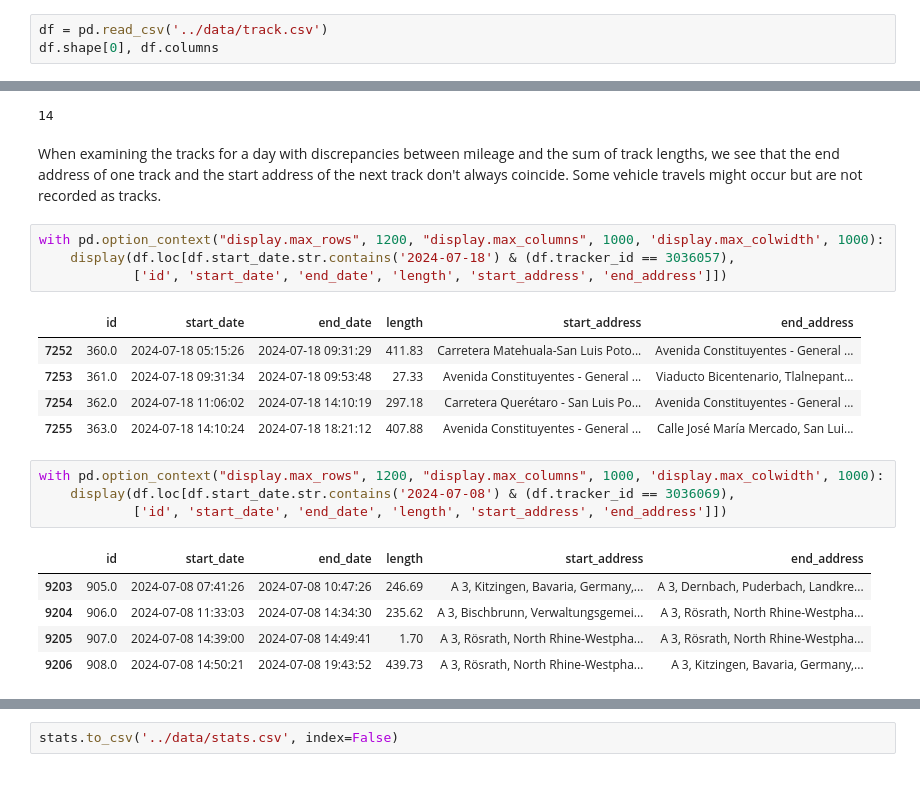
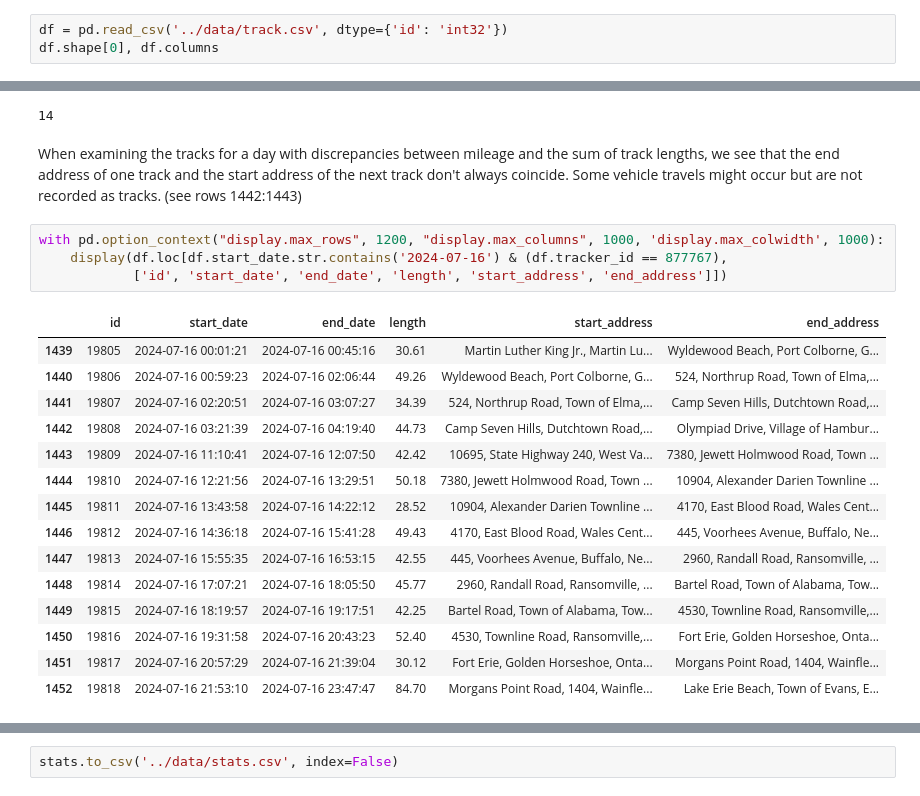
Before and after one commit to AnnaTSH/navixy-data-project, a Jupyter notebook: 4/track_calculations.ipynb, the cells around one changed output, grey strips where cells are left out. Drawn from its saved outputs; the diff is of its cells as text.

Commit message:
Update track_calculations.ipynb and readme file

```diff
--- a/4/track_calculations.ipynb
+++ b/4/track_calculations.ipynb
@@ -3,5 +5,5 @@ import pandas as pd
 # %%
-df = pd.read_csv('../data/track.csv')
+df = pd.read_csv('../data/track.csv', dtype={'id': 'int32'})
 df.shape[0], df.columns
 # %% [output]
 (11021,
@@ -170,24 +360,24 @@ dfm[dfm['length_diff'] > 2].tracker_id.nunique()
 # %% [output]
 14
 # %% [markdown]
-When examining the tracks for a day with discrepancies between mileage and the sum of track lengths, we see that the end address of one track and the start address of the next track don't always coincide. Some vehicle travels might occur but are not recorded as tracks.
+When examining the tracks for a day with discrepancies between mileage and the sum of track lengths, we see that the end address of one track and the start address of the next track don't always coincide. Some vehicle travels might occur but are not recorded as tracks. (see rows 1442:1443)
 # %%
 with pd.option_context("display.max_rows", 1200, "display.max_columns", 1000, 'display.max_colwidth', 1000):
-    display(df.loc[df.start_date.str.contains('2024-07-18') & (df.tracker_id == 3036057),
+    display(df.loc[df.start_date.str.contains('2024-07-16') & (df.tracker_id == 877767),
             ['id', 'start_date', 'end_date', 'length', 'start_address', 'end_address']])
 # %% [output]
 |  | id | start_date | end_date | length | start_address | end_address |
-| 7252 | 360.0 | 2024-07-18 05:15:26 | 2024-07-18 09:31:29 | 411.83 | Carretera Matehuala-San Luis Poto... | Avenida Constituyentes - General ... |
-| 7253 | 361.0 | 2024-07-18 09:31:34 | 2024-07-18 09:53:48 | 27.33 | Avenida Constituyentes - General ... | Viaducto Bicentenario, Tlalnepant... |
-| 7254 | 362.0 | 2024-07-18 11:06:02 | 2024-07-18 14:10:19 | 297.18 | Carretera Querétaro - San Luis Po... | Avenida Constituyentes - General ... |
-| 7255 | 363.0 | 2024-07-18 14:10:24 | 2024-07-18 18:21:12 | 407.88 | Avenida Constituyentes - General ... | Calle José María Mercado, San Lui... |
+| 1439 | 19805 | 2024-07-16 00:01:21 | 2024-07-16 00:45:16 | 30.61 | Martin Luther King Jr., Martin Lu... | Wyldewood Beach, Port Colborne, G... |
+| 1440 | 19806 | 2024-07-16 00:59:23 | 2024-07-16 02:06:44 | 49.26 | Wyldewood Beach, Port Colborne, G... | 524, Northrup Road, Town of Elma,... |
+| 1441 | 19807 | 2024-07-16 02:20:51 | 2024-07-16 03:07:27 | 34.39 | 524, Northrup Road, Town of Elma,... | Camp Seven Hills, Dutchtown Road,... |
+| 1442 | 19808 | 2024-07-16 03:21:39 | 2024-07-16 04:19:40 | 44.73 | Camp Seven Hills, Dutchtown Road,... | Olympiad Drive, Village of Hambur... |
+| 1443 | 19809 | 2024-07-16 11:10:41 | 2024-07-16 12:07:50 | 42.42 | 10695, State Highway 240, West Va... | 7380, Jewett Holmwood Road, Town ... |
+| 1444 | 19810 | 2024-07-16 12:21:56 | 2024-07-16 13:29:51 | 50.18 | 7380, Jewett Holmwood Road, Town ... | 10904, Alexander Darien Townline ... |
+| 1445 | 19811 | 2024-07-16 13:43:58 | 2024-07-16 14:22:12 | 28.52 | 10904, Alexander Darien Townline ... | 4170, East Blood Road, Wales Cent... |
+| 1446 | 19812 | 2024-07-16 14:36:18 | 2024-07-16 15:41:28 | 49.43 | 4170, East Blood Road, Wales Cent... | 445, Voorhees Avenue, Buffalo, Ne... |
+| 1447 | 19813 | 2024-07-16 15:55:35 | 2024-07-16 16:53:15 | 42.55 | 445, Voorhees Avenue, Buffalo, Ne... | 2960, Randall Road, Ransomville, ... |
+| 1448 | 19814 | 2024-07-16 17:07:21 | 2024-07-16 18:05:50 | 45.77 | 2960, Randall Road, Ransomville, ... | Bartel Road, Town of Alabama, Tow... |
+| 1449 | 19815 | 2024-07-16 18:19:57 | 2024-07-16 19:17:51 | 42.25 | Bartel Road, Town of Alabama, Tow... | 4530, Townline Road, Ransomville,... |
+| 1450 | 19816 | 2024-07-16 19:31:58 | 2024-07-16 20:43:23 | 52.40 | 4530, Townline Road, Ransomville,... | Fort Erie, Golden Horseshoe, Onta... |
+| 1451 | 19817 | 2024-07-16 20:57:29 | 2024-07-16 21:39:04 | 30.12 | Fort Erie, Golden Horseshoe, Onta... | Morgans Point Road, 1404, Wainfle... |
+| 1452 | 19818 | 2024-07-16 21:53:10 | 2024-07-16 23:47:47 | 84.70 | Morgans Point Road, 1404, Wainfle... | Lake Erie Beach, Town of Evans, E... |
-# %%
-with pd.option_context("display.max_rows", 1200, "display.max_columns", 1000, 'display.max_colwidth', 1000):
-    display(df.loc[df.start_date.str.contains('2024-07-08') & (df.tracker_id == 3036069),
-            ['id', 'start_date', 'end_date', 'length', 'start_address', 'end_address']])
-# %% [output]
-|  | id | start_date | end_date | length | start_address | end_address |
-| 9203 | 905.0 | 2024-07-08 07:41:26 | 2024-07-08 10:47:26 | 246.69 | A 3, Kitzingen, Bavaria, Germany,... | A 3, Dernbach, Puderbach, Landkre... |
-| 9204 | 906.0 | 2024-07-08 11:33:03 | 2024-07-08 14:34:30 | 235.62 | A 3, Bischbrunn, Verwaltungsgemei... | A 3, Rösrath, North Rhine-Westpha... |
-| 9205 | 907.0 | 2024-07-08 14:39:00 | 2024-07-08 14:49:41 | 1.70 | A 3, Rösrath, North Rhine-Westpha... | A 3, Rösrath, North Rhine-Westpha... |
-| 9206 | 908.0 | 2024-07-08 14:50:21 | 2024-07-08 19:43:52 | 439.73 | A 3, Rösrath, North Rhine-Westpha... | A 3, Kitzingen, Bavaria, Germany,... |
```
Also changed, not shown: parts of 52 cells of this notebook, 5 other files.
